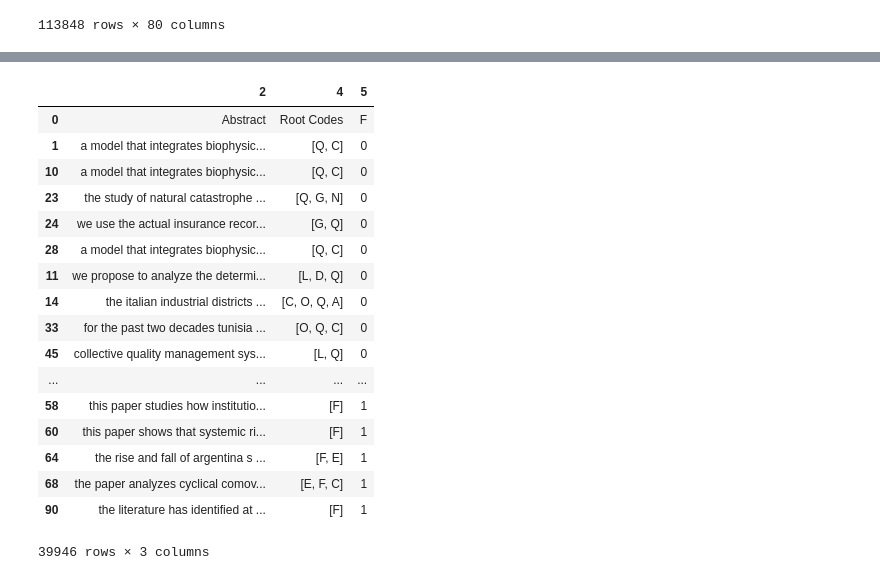
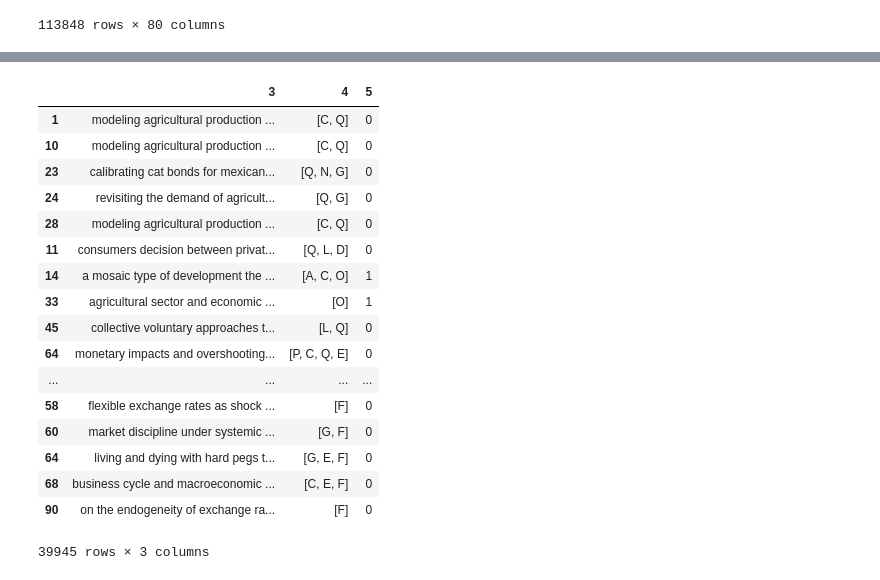
Before and after one commit to PaulLaliberte/jupyter_notebooks, a Jupyter notebook: columbia/working_papers/jel_code_prepping.ipynb, the cells around one changed output, grey strips where cells are left out. Cells and saved outputs as stored; diff of their text form; code cells hidden in the pictures.

```diff
--- a/columbia/jel_code_prepping.ipynb
+++ b/columbia/working_papers/jel_code_prepping.ipynb
@@ -52,7 +52,7 @@ df
 | 94 | the impact of privatization on th... | universidad torcuato di tella | we study the long term impact of ... | NaN | NaN | sebastián galiani and federico st... | NaN | NaN | NaN | https://ideas.repec.org/p/udt/wpb... | ... | ... |
 113848 rows × 80 columns
 # %%
-df_jel = df[[2,4]]
+df_jel = df[[0,2,4]]
 df_jel = df_jel.dropna()
 df_jel
 # %% [output]
@@ -80,7 +80,7 @@ df_jel
 arr = df_jel[4].values[1:]
 
 found = False
-labels = ['F']
+labels = ['O']
 root_codes = ['Root Codes']
 
 tmp = []
@@ -89,7 +89,7 @@ for a in arr:
         for c in b:
             if c.isdigit() == False and c not in string.punctuation:
                 tmp.append(c.upper())
-                if c == 'F':
+                if c == 'O':
                     labels.append(1)
                     found = True
                     break
@@ -105,4 +105,3 @@ for a in arr:
     found = False
 
 df_jel.drop(4, axis=1, inplace=True)
-df_jel
@@ -128,24 +108,27 @@ df_jel
 # %%
+df_jel[3] = df_jel[0] + ' ' + df_jel[2]
 df_jel[4] = np.array(root_codes, dtype=object)
 df_jel[5] = np.array(labels)
+df_jel.drop([0,2], axis=1, inplace=True)
+df_jel.drop(0, axis=0, inplace=True)
 df_jel
 # %% [output]
-|  | 2 | 4 | 5 |
-| 0 | Abstract | Root Codes | F |
-| 1 | a model that integrates biophysic... | [Q, C] | 0 |
-| 10 | a model that integrates biophysic... | [Q, C] | 0 |
-| 23 | the study of natural catastrophe ... | [Q, G, N] | 0 |
-| 24 | we use the actual insurance recor... | [G, Q] | 0 |
-| 28 | a model that integrates biophysic... | [Q, C] | 0 |
-| 11 | we propose to analyze the determi... | [L, D, Q] | 0 |
-| 14 | the italian industrial districts ... | [C, O, Q, A] | 0 |
-| 33 | for the past two decades tunisia ... | [O, Q, C] | 0 |
-| 45 | collective quality management sys... | [L, Q] | 0 |
+|  | 3 | 4 | 5 |
+| 1 | modeling agricultural production ... | [C, Q] | 0 |
+| 10 | modeling agricultural production ... | [C, Q] | 0 |
+| 23 | calibrating cat bonds for mexican... | [Q, N, G] | 0 |
+| 24 | revisiting the demand of agricult... | [Q, G] | 0 |
+| 28 | modeling agricultural production ... | [C, Q] | 0 |
+| 11 | consumers decision between privat... | [Q, L, D] | 0 |
+| 14 | a mosaic type of development the ... | [A, C, O] | 1 |
+| 33 | agricultural sector and economic ... | [O] | 1 |
+| 45 | collective voluntary approaches t... | [L, Q] | 0 |
+| 64 | monetary impacts and overshooting... | [P, C, Q, E] | 0 |
 | ... | ... | ... | ... |
-| 58 | this paper studies how institutio... | [F] | 1 |
-| 60 | this paper shows that systemic ri... | [F] | 1 |
-| 64 | the rise and fall of argentina s ... | [F, E] | 1 |
-| 68 | the paper analyzes cyclical comov... | [E, F, C] | 1 |
-| 90 | the literature has identified at ... | [F] | 1 |
+| 58 | flexible exchange rates as shock ... | [F] | 0 |
+| 60 | market discipline under systemic ... | [G, F] | 0 |
+| 64 | living and dying with hard pegs t... | [G, E, F] | 0 |
+| 68 | business cycle and macroeconomic ... | [C, E, F] | 0 |
+| 90 | on the endogeneity of exchange ra... | [F] | 0 |
-39946 rows × 3 columns
+39945 rows × 3 columns
 # %%
```
Also changed, not shown: parts of 3 cells of this notebook, 8 other files.
